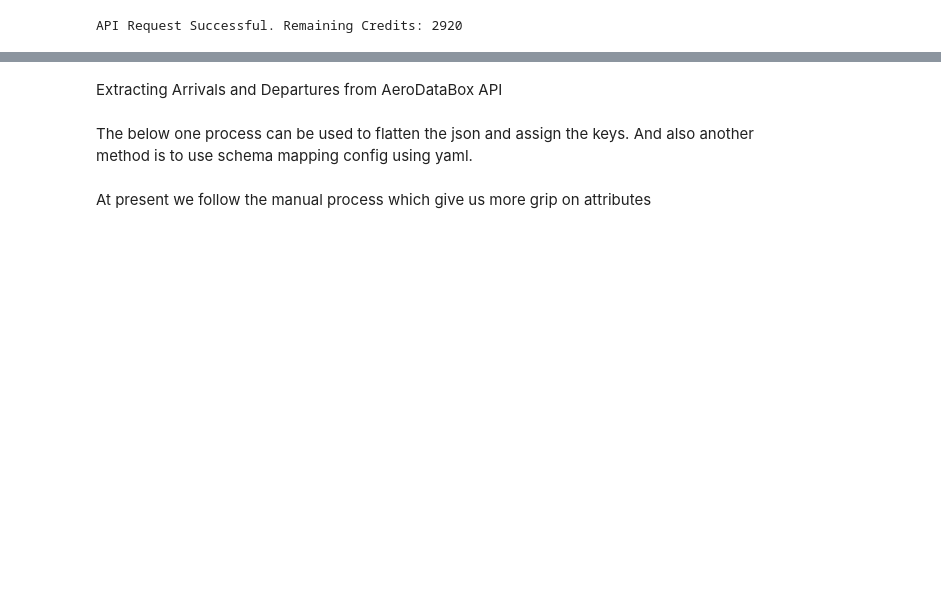
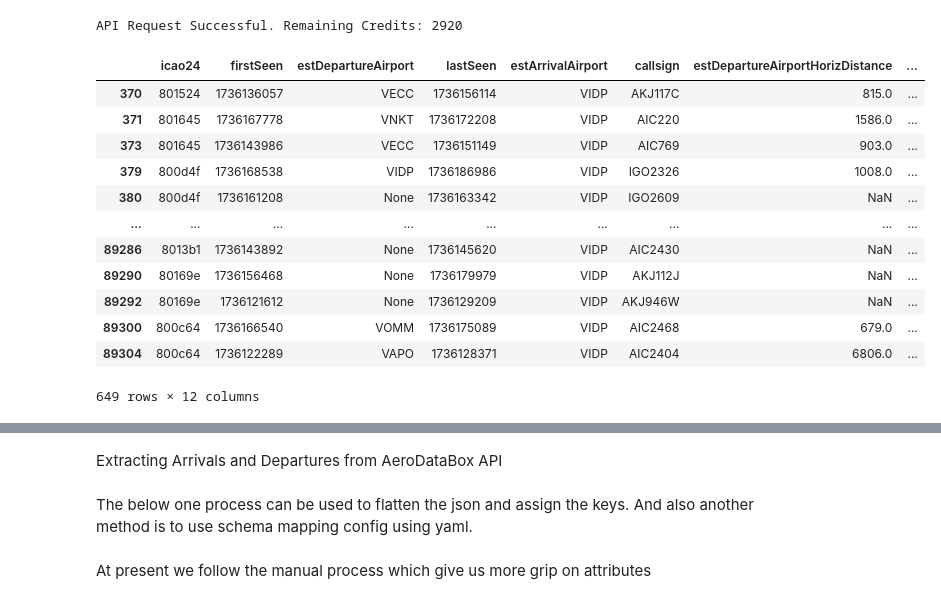
Before and after one commit to sandeep90633/Aviation_Operations_Analytics_Project, a Jupyter notebook: test_scripts/ingestion_test.ipynb, the cells around one changed output, grey strips where cells are left out. Cells and saved outputs as stored; diff of their text form; code cells hidden in the pictures; blank space fills up the shorter version.

```diff
--- a/test_scripts/ingestion_test.ipynb
+++ b/test_scripts/ingestion_test.ipynb
@@ -241,3 +245,19 @@ API Request Successful. Remaining Credits: 2920
 import pandas as pd
 
 df = pd.DataFrame(data)
+# %%
+df[df['estArrivalAirport']=='VIDP']
+# %% [output]
+|  | icao24 | firstSeen | estDepartureAirport | lastSeen | estArrivalAirport | callsign | estDepartureAirportHorizDistance | ... |
+| 370 | 801524 | 1736136057 | VECC | 1736156114 | VIDP | AKJ117C | 815.0 | ... |
+| 371 | 801645 | 1736167778 | VNKT | 1736172208 | VIDP | AIC220 | 1586.0 | ... |
+| 373 | 801645 | 1736143986 | VECC | 1736151149 | VIDP | AIC769 | 903.0 | ... |
+| 379 | 800d4f | 1736168538 | VIDP | 1736186986 | VIDP | IGO2326 | 1008.0 | ... |
+| 380 | 800d4f | 1736161208 | None | 1736163342 | VIDP | IGO2609 | NaN | ... |
+| ... | ... | ... | ... | ... | ... | ... | ... | ... |
+| 89286 | 8013b1 | 1736143892 | None | 1736145620 | VIDP | AIC2430 | NaN | ... |
+| 89290 | 80169e | 1736156468 | None | 1736179979 | VIDP | AKJ112J | NaN | ... |
+| 89292 | 80169e | 1736121612 | None | 1736129209 | VIDP | AKJ946W | NaN | ... |
+| 89300 | 800c64 | 1736166540 | VOMM | 1736175089 | VIDP | AIC2468 | 679.0 | ... |
+| 89304 | 800c64 | 1736122289 | VAPO | 1736128371 | VIDP | AIC2404 | 6806.0 | ... |
+649 rows × 12 columns
```
Also changed, not shown: parts of 10 cells of this notebook, 6 other files.
